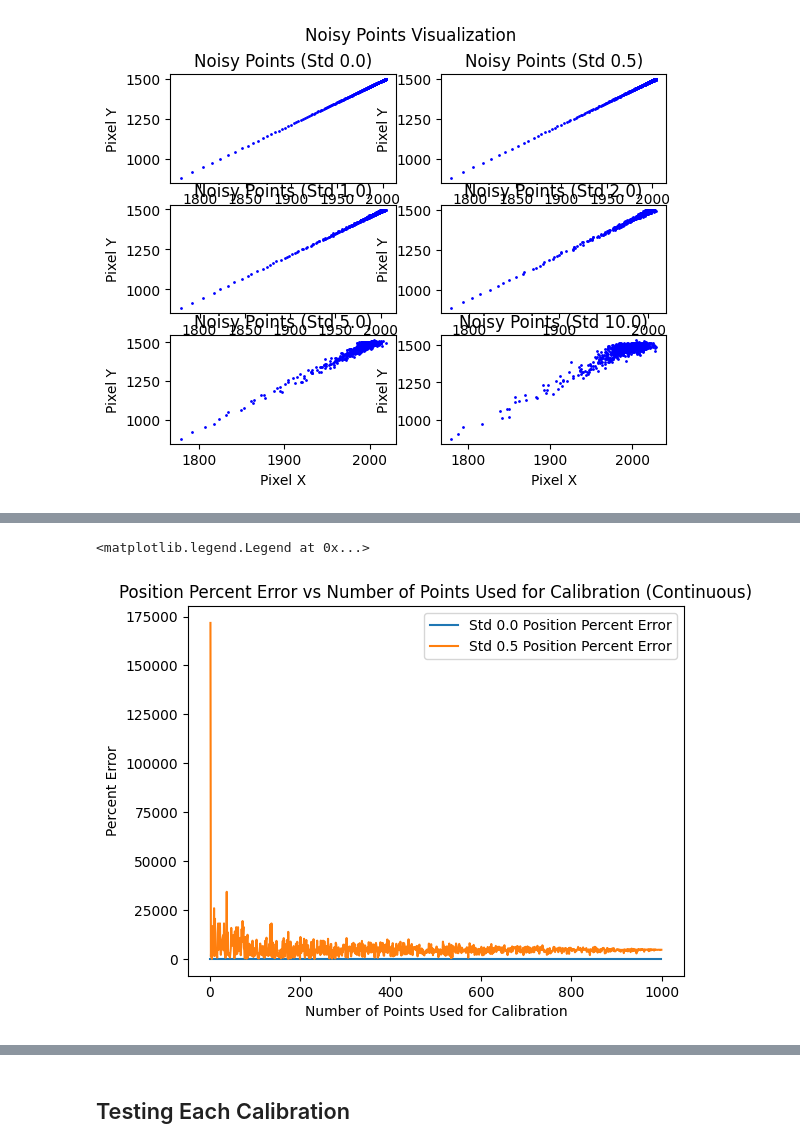
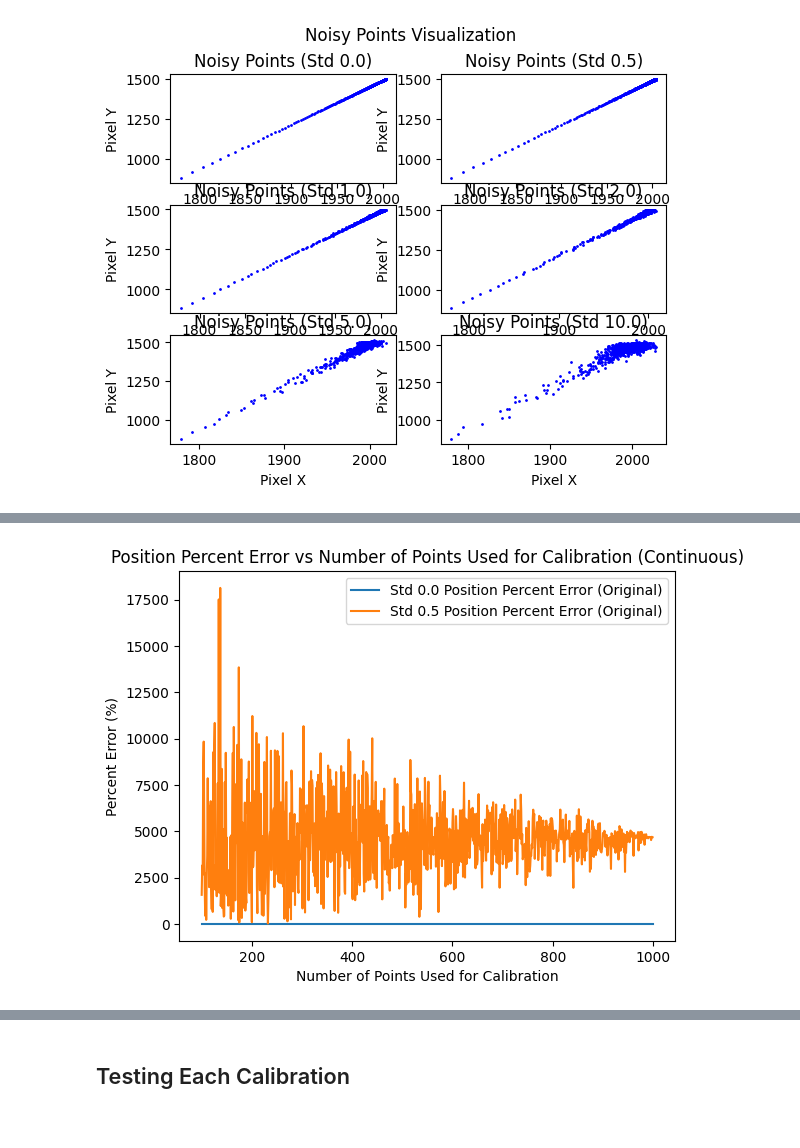
Before and after one commit to UCSD-E4E/imwut_2026_fishsense_lite, a Jupyter notebook: calibraiton_analysis_no_corrections.ipynb, the cells around one changed output, grey strips where cells are left out. Cells and saved outputs as stored; diff of their text form; code cells hidden in the pictures.

```diff
--- a/calibraiton_analysis_no_corrections.ipynb
+++ b/calibraiton_analysis_no_corrections.ipynb
@@ -187,16 +171,7 @@ for idx, std in enumerate(tqdm(stds)):
 # %% [output]
 [figure]
 # %%
-for std, arrays, _ in calibrations_by_stds:
-    percent_error = np.abs((np.array(arrays) - np.tile(laser_params, (len(arrays), 1))) / np.tile(laser_params, (len(arrays), 1)) * 100)
-
-    direction_percent_error = percent_error[:, ][:, 0:3]
-    position_percent_error = np.mean(percent_error[:, ][:, 3:5], axis=1)
-
-    plt.plot(np.arange(2, STEP_COUNT), position_percent_error, label=f'Std {std} Position Percent Error')
-
-plt.title('Position Percent Error vs Number of Points Used for Calibration (Continuous)')
-plt.xlabel('Number of Points Used for Calibration')
-plt.ylabel('Percent Error')
-plt.legend()
+_ = plot_position_percent_error({
+    "Original/solid": [(std, arrays) for std, arrays, _ in calibrations_by_stds],
+}, laser_params, STEP_COUNT, "Continuous", start=100)
 # %% [output]
@@ -205,14 +179,5 @@ plt.legend()
 # %%
-for std, arrays, _ in calibrations_by_stds[:3]:
-    percent_error = np.abs((np.array(arrays) - np.tile(laser_params, (len(arrays), 1))) / np.tile(laser_params, (len(arrays), 1)) * 100)
-
-    direction_percent_error = percent_error[:, ][:, 0:3]
-    position_percent_error = np.mean(percent_error[:, ][:, 3:5], axis=1)
-
-    plt.plot(np.arange(2, STEP_COUNT), position_percent_error, label=f'Std {std} Position Percent Error')
-
-plt.title('Position Percent Error vs Number of Points Used for Calibration (Continuous)')
-plt.xlabel('Number of Points Used for Calibration')
-plt.ylabel('Percent Error')
-plt.legend()
+_ = plot_position_percent_error({
+    "Original/solid": [(std, arrays) for std, arrays, _ in calibrations_by_stds[0:3]],
+}, laser_params, STEP_COUNT, "Continuous", start=100)
 # %% [output]
@@ -221,17 +185,7 @@ plt.legend()
 # %%
-for std, arrays, _ in calibrations_by_stds[:2]:
-    percent_error = np.abs((np.array(arrays) - np.tile(laser_params, (len(arrays), 1))) / np.tile(laser_params, (len(arrays), 1)) * 100)
-
-    direction_percent_error = percent_error[:, ][:, 0:3]
-    position_percent_error = np.mean(percent_error[:, ][:, 3:5], axis=1)
-
-    plt.plot(np.arange(2, STEP_COUNT), position_percent_error, label=f'Std {std} Position Percent Error')
-
-plt.title('Position Percent Error vs Number of Points Used for Calibration (Continuous)')
-plt.xlabel('Number of Points Used for Calibration')
-plt.ylabel('Percent Error')
-plt.legend()
+_ = plot_position_percent_error({
+    "Original/solid": [(std, arrays) for std, arrays, _ in calibrations_by_stds[0:2]],
+}, laser_params, STEP_COUNT, "Continuous", start=100)
 # %% [output]
-<matplotlib.legend.Legend at 0x...>
-[figure, old version]
+[figure, new version]
 # %%
```
Also changed, not shown: parts of 9 cells of this notebook, 6 other files.
